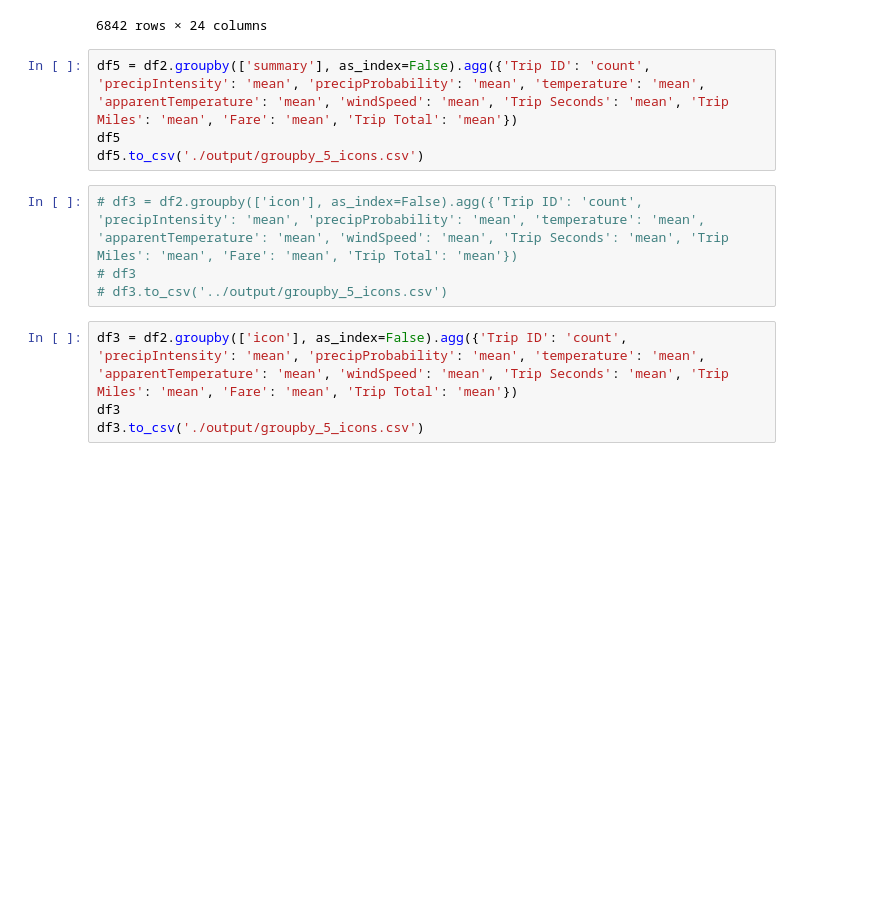
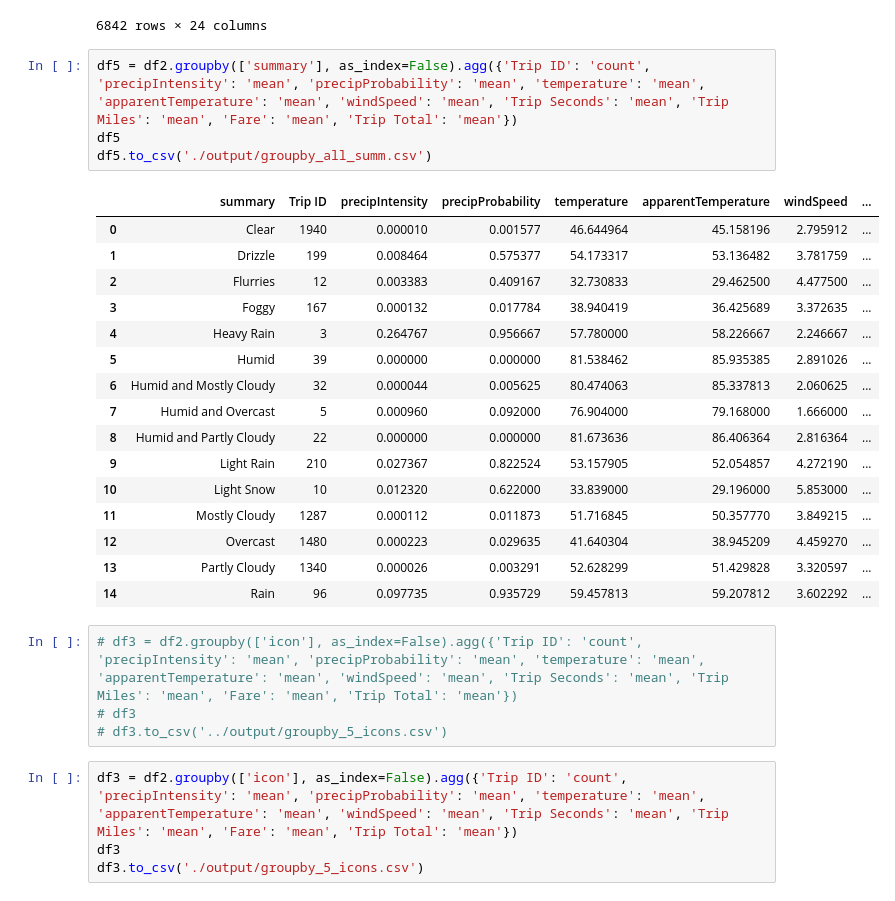
Before and after one commit to peterjorphan/07-project_one, a Jupyter notebook: master_df.ipynb, the cells around one changed output. Drawn from its saved outputs; the diff is of its cells as text; blank space fills up the shorter version.

```diff
--- a/master_df.ipynb
+++ b/master_df.ipynb
@@ -177,7 +206,24 @@ df2
 # %%
 df5 = df2.groupby(['summary'], as_index=False).agg({'Trip ID': 'count', 'precipIntensity': 'mean', 'precipProbability': 'mean', 'temperature': 'mean', 'apparentTemperature': 'mean', 'windSpeed': 'mean', 'Trip Seconds': 'mean', 'Trip Miles': 'mean', 'Fare': 'mean', 'Trip Total': 'mean'})
 df5
-df5.to_csv('./output/groupby_5_icons.csv')
+df5.to_csv('./output/groupby_all_summ.csv')
+# %% [output]
+|  | summary | Trip ID | precipIntensity | precipProbability | temperature | apparentTemperature | windSpeed | ... |
+| 0 | Clear | 1940 | 0.000010 | 0.001577 | 46.644964 | 45.158196 | 2.795912 | ... |
+| 1 | Drizzle | 199 | 0.008464 | 0.575377 | 54.173317 | 53.136482 | 3.781759 | ... |
+| 2 | Flurries | 12 | 0.003383 | 0.409167 | 32.730833 | 29.462500 | 4.477500 | ... |
+| 3 | Foggy | 167 | 0.000132 | 0.017784 | 38.940419 | 36.425689 | 3.372635 | ... |
+| 4 | Heavy Rain | 3 | 0.264767 | 0.956667 | 57.780000 | 58.226667 | 2.246667 | ... |
+| 5 | Humid | 39 | 0.000000 | 0.000000 | 81.538462 | 85.935385 | 2.891026 | ... |
+| 6 | Humid and Mostly Cloudy | 32 | 0.000044 | 0.005625 | 80.474063 | 85.337813 | 2.060625 | ... |
+| 7 | Humid and Overcast | 5 | 0.000960 | 0.092000 | 76.904000 | 79.168000 | 1.666000 | ... |
+| 8 | Humid and Partly Cloudy | 22 | 0.000000 | 0.000000 | 81.673636 | 86.406364 | 2.816364 | ... |
+| 9 | Light Rain | 210 | 0.027367 | 0.822524 | 53.157905 | 52.054857 | 4.272190 | ... |
+| 10 | Light Snow | 10 | 0.012320 | 0.622000 | 33.839000 | 29.196000 | 5.853000 | ... |
+| 11 | Mostly Cloudy | 1287 | 0.000112 | 0.011873 | 51.716845 | 50.357770 | 3.849215 | ... |
+| 12 | Overcast | 1480 | 0.000223 | 0.029635 | 41.640304 | 38.945209 | 4.459270 | ... |
+| 13 | Partly Cloudy | 1340 | 0.000026 | 0.003291 | 52.628299 | 51.429828 | 3.320597 | ... |
+| 14 | Rain | 96 | 0.097735 | 0.935729 | 59.457813 | 59.207812 | 3.602292 | ... |
 # %%
 # df3 = df2.groupby(['icon'], as_index=False).agg({'Trip ID': 'count', 'precipIntensity': 'mean', 'precipProbability': 'mean', 'temperature': 'mean', 'apparentTemperature': 'mean', 'windSpeed': 'mean', 'Trip Seconds': 'mean', 'Trip Miles': 'mean', 'Fare': 'mean', 'Trip Total': 'mean'})
 # df3
```
Also changed, not shown: parts of 4 cells of this notebook, 4 other files.
